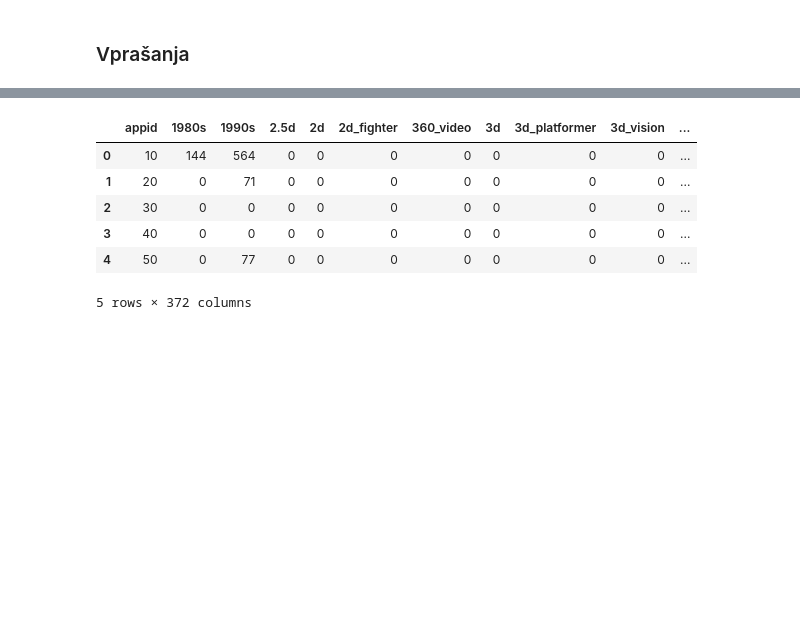
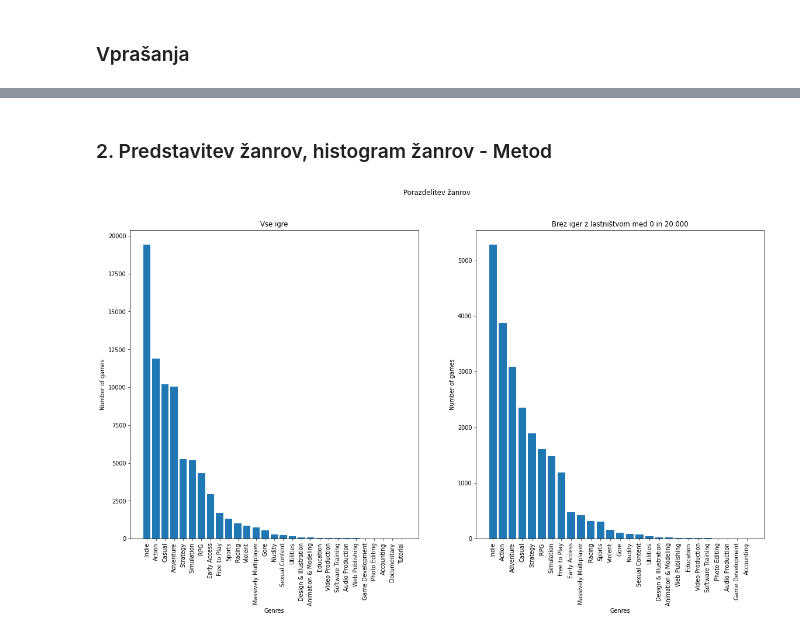
Before and after one commit to matejgrzinic/PR20MGDPMZML, a Jupyter notebook: zupancic.ipynb, the cells around one changed output, grey strips where cells are left out. Cells and saved outputs as stored; diff of their text form; code cells hidden in the pictures; blank space fills up the shorter version.

Commit message:
Metod - osnovnaPorazdelitevZanrov

```diff
--- a/zupancic.ipynb
+++ b/zupancic.ipynb
@@ -46,10 +26,0 @@ requirements.head()
-# %%
-tag.head()
-# %% [output]
-|  | appid | 1980s | 1990s | 2.5d | 2d | 2d_fighter | 360_video | 3d | 3d_platformer | 3d_vision | ... |
-| 0 | 10 | 144 | 564 | 0 | 0 | 0 | 0 | 0 | 0 | 0 | ... |
-| 1 | 20 | 0 | 71 | 0 | 0 | 0 | 0 | 0 | 0 | 0 | ... |
-| 2 | 30 | 0 | 0 | 0 | 0 | 0 | 0 | 0 | 0 | 0 | ... |
-| 3 | 40 | 0 | 0 | 0 | 0 | 0 | 0 | 0 | 0 | 0 | ... |
-| 4 | 50 | 0 | 77 | 0 | 0 | 0 | 0 | 0 | 0 | 0 | ... |
-5 rows × 372 columns
@@ -55,0 +37,2 @@ tag.head()
+# %% [markdown]
+### 2. Predstavitev žanrov, histogram žanrov - Metod
@@ -55,0 +69,23 @@ tag.head()
+# %%
+import matplotlib.pyplot as plt
+zaVizualizacijo = {k: v for k, v in sorted(genres.items(), key=lambda item: -item[1])}
+plt.figure(num=None, figsize=(20,10), dpi=70, facecolor='w', edgecolor='k')
+plt.suptitle("Porazdelitev žanrov")
+plt.subplot(1,2,1)
+plt.bar(range(len(genres)), list(genres.values()), align='center')
+plt.xticks(range(len(genres)), list(genres.keys()),rotation=90)
+plt.xlabel("Genres")
+plt.ylabel("Number of games")
+plt.title("Vse igre")
+
+plt.subplot(1,2,2)
+zaVizualizacijo = {k: v for k, v in sorted(genresLimited.items(), key=lambda item: -item[1])}
+#plt.figure(num=None, figsize=(20,10), dpi=70, facecolor='w', edgecolor='k')
+plt.bar(range(len(genresLimited)), list(genresLimited.values()), align='center')
+plt.xticks(range(len(genresLimited)), list(genresLimited.keys()),rotation=90)
+plt.xlabel("Genres")
+plt.ylabel("Number of games")
+plt.title("Brez iger z lastništvom med 0 in 20 000")
+plt.show()
+# %% [output]
+[figure, added]
```
Also changed, not shown: parts of 6 cells of this notebook.
